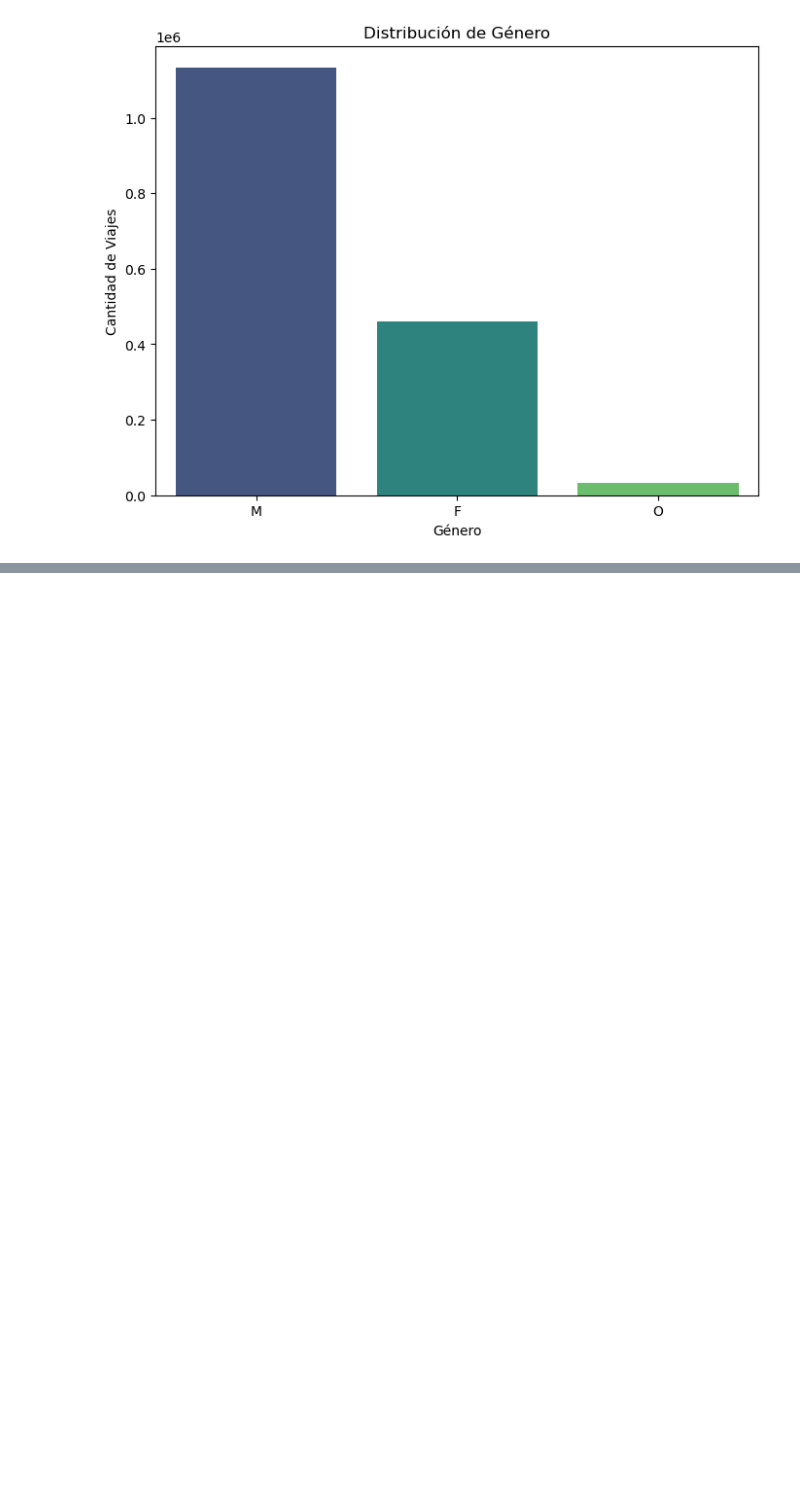
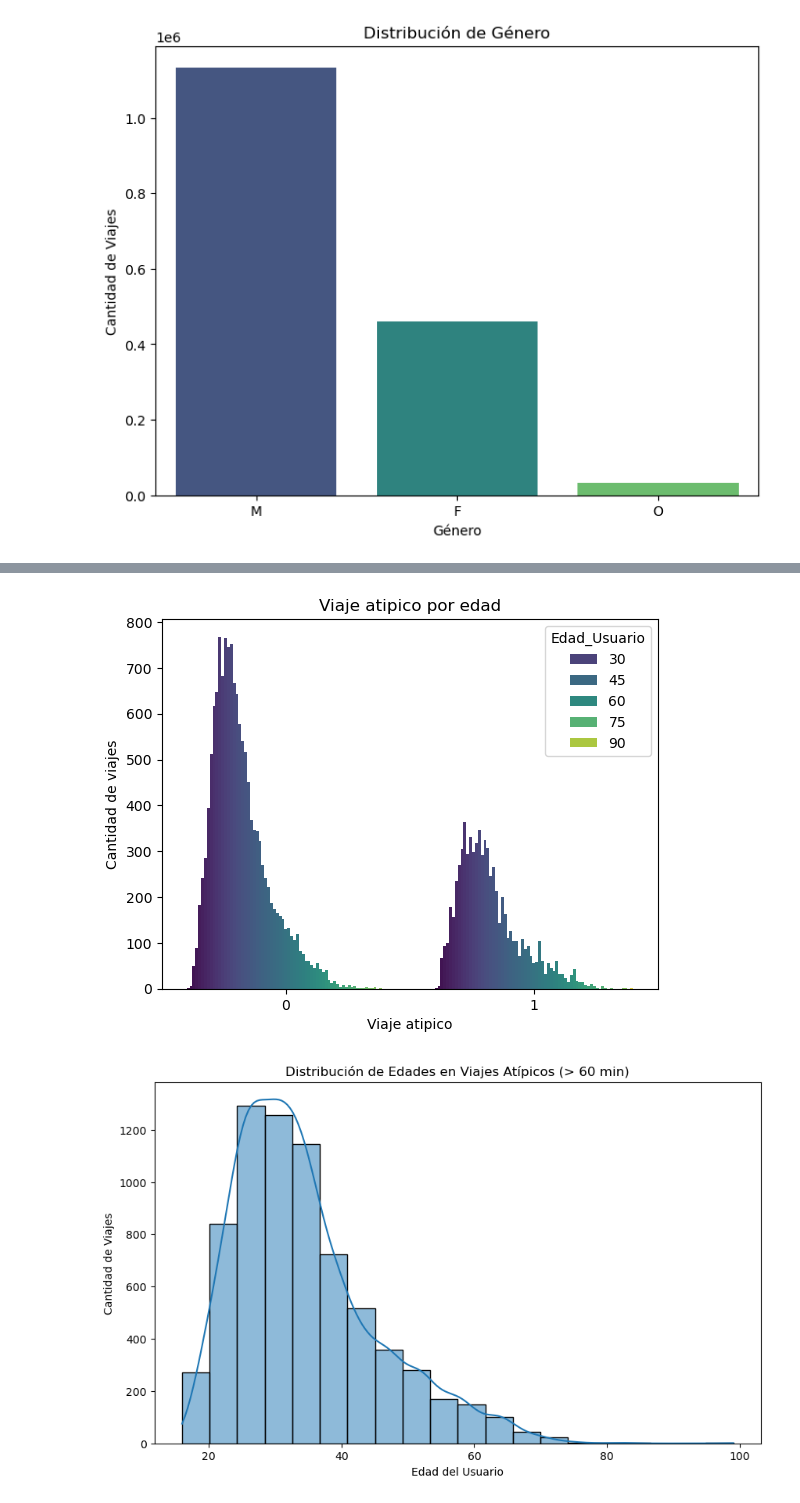
Before and after one commit to LeriAx75/AI_M2, a Jupyter notebook: ecobici analisis/ecobici.ipynb, the cells around one changed output, grey strips where cells are left out. Cells and saved outputs as stored; diff of their text form; code cells hidden in the pictures; blank space fills up the shorter version.

```diff
--- a/ecobici analisis/ecobici.ipynb
+++ b/ecobici analisis/ecobici.ipynb
@@ -182,0 +219,14 @@ KeyError: 'FechaHora_Arribo'
+# %%
+count_atipicos = df_encoded['Viaje_atipico'].sum()
+cantidad_deseada = 2 * count_atipicos
+
+viajes_normales = df_encoded[df_encoded['Viaje_atipico'] == 0]
+
+viajes_normales_muestra = viajes_normales.sample(n=cantidad_deseada, random_state=42)
+
+viajes_atipicos = df_encoded[df_encoded['Viaje_atipico'] == 1]
+
+df_balanced = pd.concat([viajes_normales_muestra, viajes_atipicos], ignore_index=True)
+
+df_balanced = df_balanced.sample(frac=1, random_state=42).reset_index(drop=True)
+df_balanced
@@ -182,0 +247,19 @@ KeyError: 'FechaHora_Arribo'
+# %%
+sns.countplot(data=df_balanced, x='Viaje_atipico', palette='viridis', hue='Edad_Usuario')
+plt.title('Viaje atipico por edad')
+plt.xlabel('Viaje atipico')
+plt.ylabel('Cantidad de viajes')
+plt.show()
+
+viajes_atipicos = df_balanced[df_balanced['Viaje_atipico'] == 1]
+
+# Histograma de edades para viajes atípicos
+plt.figure(figsize=(10, 6))
+sns.histplot(data=viajes_atipicos, x='Edad_Usuario', bins=20, kde=True)
+plt.title('Distribución de Edades en Viajes Atípicos (> 60 min)')
+plt.xlabel('Edad del Usuario')
+plt.ylabel('Cantidad de Viajes')
+plt.show()
+# %% [output]
+[figure, added]
+[figure, added]
```
Also changed, not shown: parts of 26 cells of this notebook, 1 other file.
